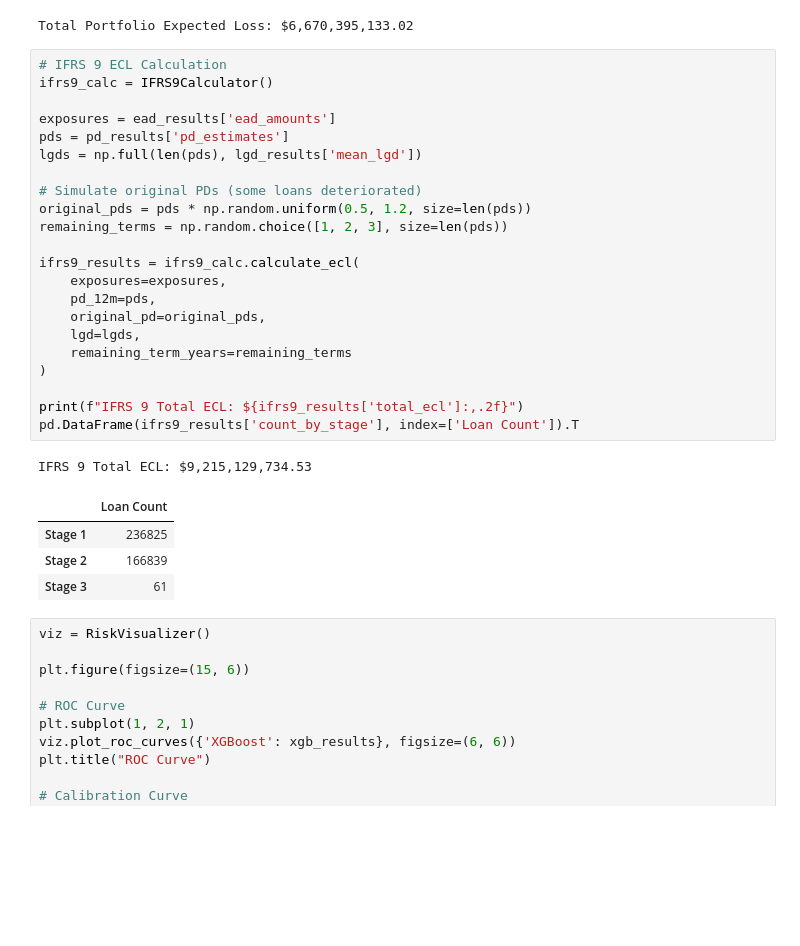
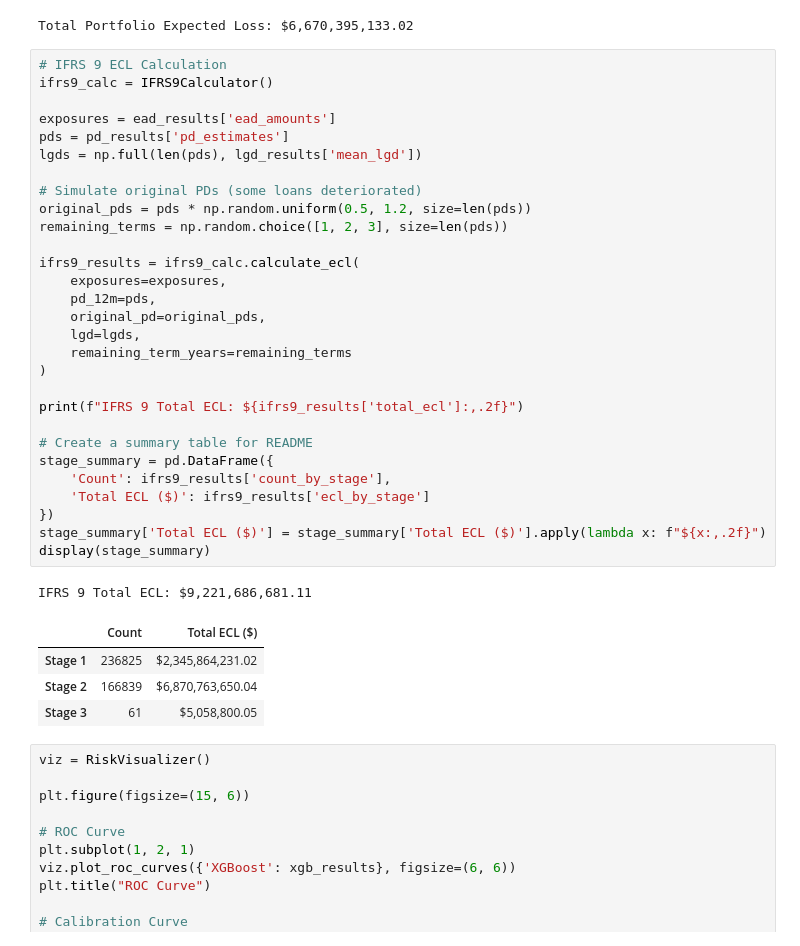
Before and after one commit to xiaoxu-zhao/risk-management, a Jupyter notebook: notebooks/02_modelling_and_risk_analysis.ipynb, the cells around one changed output. Saved outputs shown, nothing was run; the diff lists cells and outputs as text; blank space fills up the shorter version.

```diff
--- a/notebooks/02_modelling_and_risk_analysis.ipynb
+++ b/notebooks/02_modelling_and_risk_analysis.ipynb
@@ -186,31 +186,38 @@ Total Portfolio Expected Loss: $6,670,395,133.02
 # %%
 # IFRS 9 ECL Calculation
 ifrs9_calc = IFRS9Calculator()
 
 exposures = ead_results['ead_amounts']
 pds = pd_results['pd_estimates']
 lgds = np.full(len(pds), lgd_results['mean_lgd'])
 
 # Simulate original PDs (some loans deteriorated)
 original_pds = pds * np.random.uniform(0.5, 1.2, size=len(pds))
 remaining_terms = np.random.choice([1, 2, 3], size=len(pds))
 
 ifrs9_results = ifrs9_calc.calculate_ecl(
     exposures=exposures,
     pd_12m=pds,
     original_pd=original_pds,
     lgd=lgds,
     remaining_term_years=remaining_terms
 )
 
 print(f"IFRS 9 Total ECL: ${ifrs9_results['total_ecl']:,.2f}")
-pd.DataFrame(ifrs9_results['count_by_stage'], index=['Loan Count']).T
+
+# Create a summary table for README
+stage_summary = pd.DataFrame({
+    'Count': ifrs9_results['count_by_stage'],
+    'Total ECL ($)': ifrs9_results['ecl_by_stage']
+})
+stage_summary['Total ECL ($)'] = stage_summary['Total ECL ($)'].apply(lambda x: f"${x:,.2f}")
+display(stage_summary)
 # %% [output]
-IFRS 9 Total ECL: $9,215,129,734.53
+IFRS 9 Total ECL: $9,221,686,681.11
-|  | Loan Count |
-| Stage 1 | 236825 |
-| Stage 2 | 166839 |
-| Stage 3 | 61 |
+|  | Count | Total ECL ($) |
+| Stage 1 | 236825 | $2,345,864,231.02 |
+| Stage 2 | 166839 | $6,870,763,650.04 |
+| Stage 3 | 61 | $5,058,800.05 |
 # %%
 viz = RiskVisualizer()
 
```
